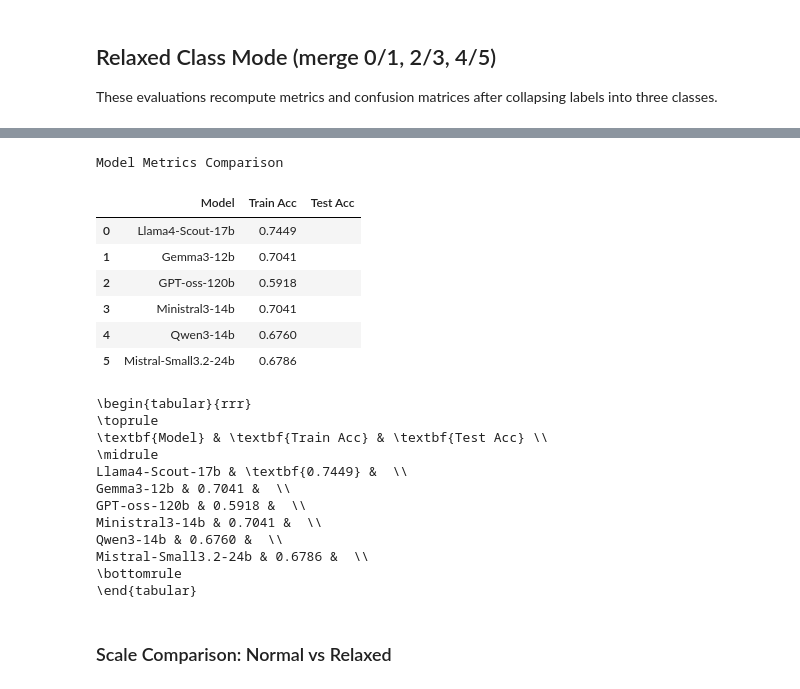
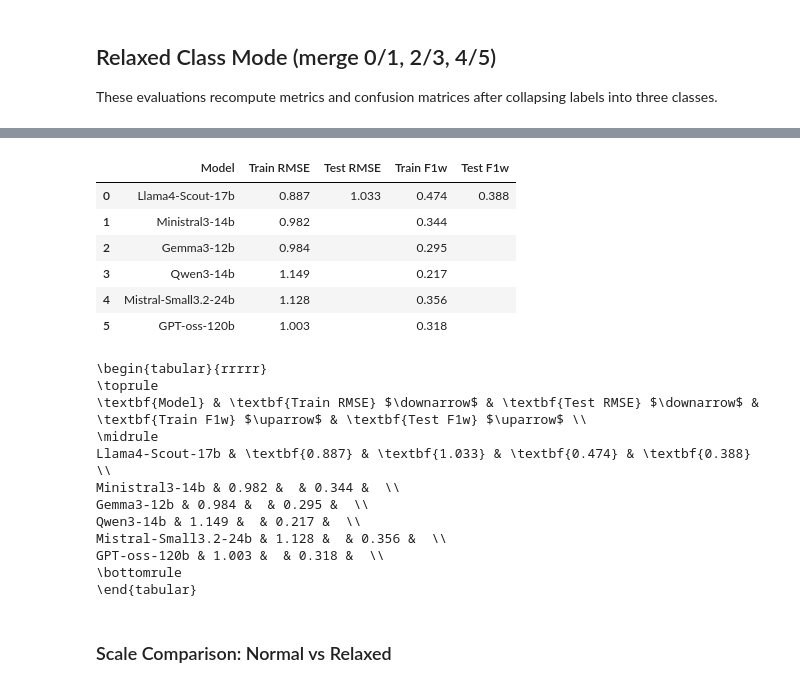
Before and after one commit to itzTerra/vis-desc, a Jupyter notebook: modules/lab/src/evaluation/llm/llm.ipynb, the cells around one changed output, grey strips where cells are left out. Saved outputs shown, nothing was run; the diff lists cells and outputs as text; code cells hidden in the pictures.

```diff
--- a/modules/lab/src/evaluation/llm/llm.ipynb
+++ b/modules/lab/src/evaluation/llm/llm.ipynb
@@ -562,37 +310,36 @@ vis_all_models_plots(
 # %%
 model_names = [m.model for m in multiple_models]
 model_groups, show_large_variants = get_llm_model_groups(model_names)
 df_metrics_relaxed = vis_all_models_tables(
     multiple_models,
-    ["Acc"],
+    ["RMSE", "F1w"],
     ["Train", "Test"],
     model_groups,
     show_large_variants,
-    class_mode="relaxed",
+    class_mode="normal",
 )
 latex_table_relaxed = format_metrics_for_latex(df_metrics_relaxed)
 print(latex_table_relaxed)
 # %% [output]
+|  | Model | Train RMSE | Test RMSE | Train F1w | Test F1w |
+| 0 | Llama4-Scout-17b | 0.887 | 1.033 | 0.474 | 0.388 |
+| 1 | Ministral3-14b | 0.982 |  | 0.344 |  |
+| 2 | Gemma3-12b | 0.984 |  | 0.295 |  |
+| 3 | Qwen3-14b | 1.149 |  | 0.217 |  |
+| 4 | Mistral-Small3.2-24b | 1.128 |  | 0.356 |  |
+| 5 | GPT-oss-120b | 1.003 |  | 0.318 |  |
-Model Metrics Comparison
+\begin{tabular}{rrrrr}
+\toprule
+\textbf{Model} & \textbf{Train RMSE} $\downarrow$ & \textbf{Test RMSE} $\downarrow$ & \textbf{Train F1w} $\uparrow$ & \textbf{Test F1w} $\uparrow$ \\
+\midrule
+Llama4-Scout-17b & \textbf{0.887} & \textbf{1.033} & \textbf{0.474} & \textbf{0.388} \\
+Ministral3-14b & 0.982 &  & 0.344 &  \\
+Gemma3-12b & 0.984 &  & 0.295 &  \\
+Qwen3-14b & 1.149 &  & 0.217 &  \\
+Mistral-Small3.2-24b & 1.128 &  & 0.356 &  \\
+GPT-oss-120b & 1.003 &  & 0.318 &  \\
+\bottomrule
+\end{tabular}
-|  | Model | Train Acc | Test Acc |
-| 0 | Llama4-Scout-17b | 0.7449 |  |
-| 1 | Gemma3-12b | 0.7041 |  |
-| 2 | GPT-oss-120b | 0.5918 |  |
-| 3 | Ministral3-14b | 0.7041 |  |
-| 4 | Qwen3-14b | 0.6760 |  |
-| 5 | Mistral-Small3.2-24b | 0.6786 |  |
-\begin{tabular}{rrr}
-\toprule
-\textbf{Model} & \textbf{Train Acc} & \textbf{Test Acc} \\
-\midrule
-Llama4-Scout-17b & \textbf{0.7449} &  \\
-Gemma3-12b & 0.7041 &  \\
-GPT-oss-120b & 0.5918 &  \\
-Ministral3-14b & 0.7041 &  \\
-Qwen3-14b & 0.6760 &  \\
-Mistral-Small3.2-24b & 0.6786 &  \\
-\bottomrule
-\end{tabular}
 # %% [markdown]
 ### Scale Comparison: Normal vs Relaxed
 # %%
```
Also changed, not shown: parts of 23 cells of this notebook, 14 other files.
